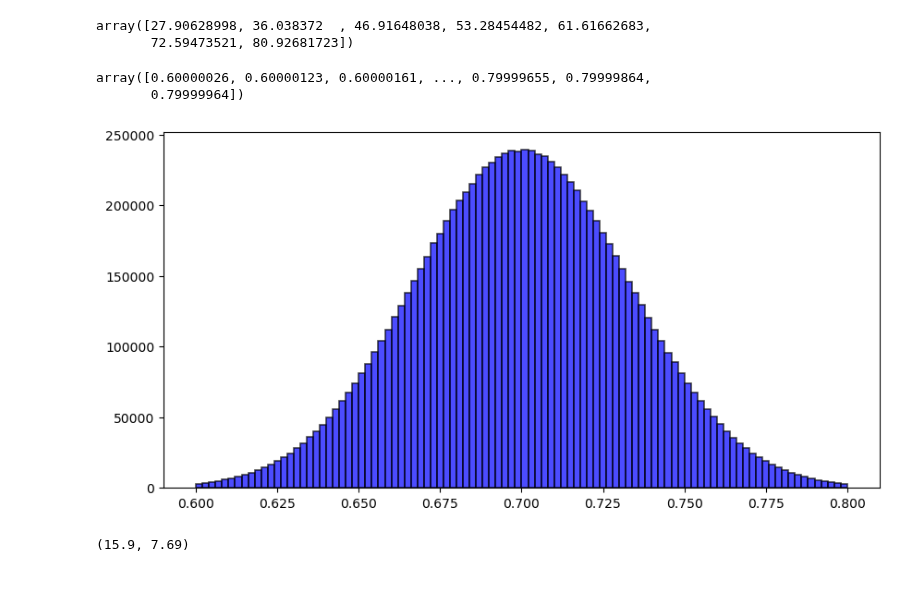
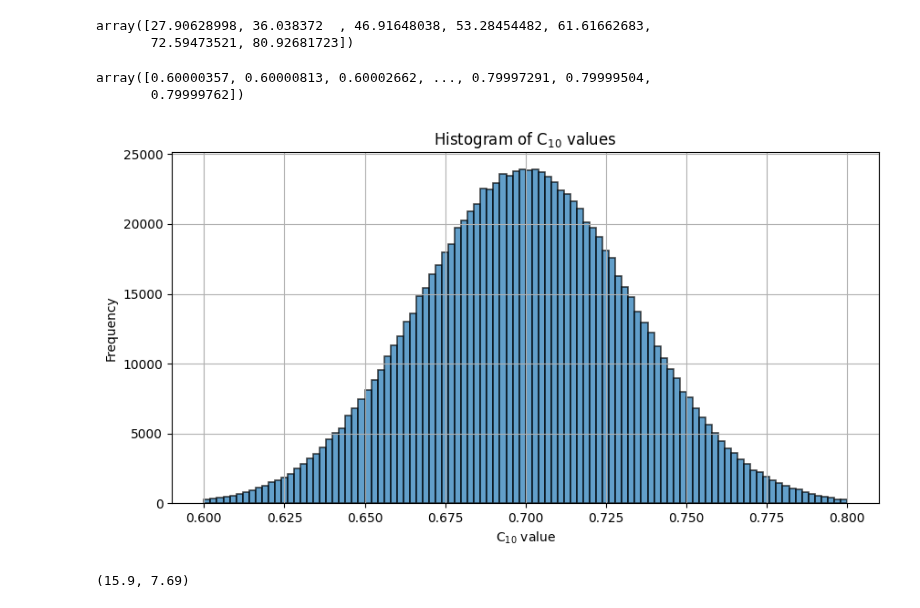
Before and after one commit to Holger-Paxi/Flood_Estimation, a Jupyter notebook: Assignment_2__2nd.ipynb, the cells around one changed output. Cells and saved outputs as stored; diff of their text form; code cells hidden in the pictures.

Commit message:
assignment 2

```diff
--- a/Assignment_2__2nd.ipynb
+++ b/Assignment_2__2nd.ipynb
@@ -4,23 +5,26 @@ import numpy as np
 import matplotlib.pyplot as plt
 # %%
 ifd_arr87 = './Assignment_2__Input_FE/inputs_2025_Autumn_PRM/ARR87_IFDs.csv'
+output_dir = './Assignment_2__Output_FE_PRM/'
+
 catch_area = 2.4
 
-C10_min_contour = 0.6
-C10_max_contour = 0.8
-C10_mean_contour = 0.7
+C_10__min_contour = 0.6
+C_10__max_contour = 0.8
+C_10__mean_contour = 0.7
 
-num_simulations = 10_000_000
+num_simulations = 1_000_000
 
 zone = 'B' # 'A', 'B', 'C', 'D', 'E', 'F'
 elevation = 'Below 500m' # 'Above 500m', 'Below 500m'
 
 print(
     ifd_arr87,
+    output_dir,
     catch_area,
-    C10_min_contour,
-    C10_max_contour,
-    C10_mean_contour,
+    C_10__min_contour,
+    C_10__max_contour,
+    C_10__mean_contour,
     zone,
     elevation,
     sep='\n')
@@ -114,35 +130,45 @@ array([27.90628998, 36.038372  , 46.91648038, 53.28454482, 61.61662683,
 # I_catch
 # %%
 # Mean and standard deviation
-contours = np.array(object=[C10_min_contour, C10_max_contour])
-six_sigma = 2*np.min(a=abs(contours - C10_mean_contour))
+contours = np.array(object=[C_10__min_contour, C_10__max_contour])
+six_sigma = 2*np.min(a=abs(contours - C_10__mean_contour))
 std_dev = six_sigma / 6
-contours = np.array(object=[C10_mean_contour - 3*std_dev, C10_mean_contour + 3*std_dev])
+contours = np.array(object=[C_10__mean_contour - 3*std_dev, C_10__mean_contour + 3*std_dev])
 
 # Generate random points with a normal distribution
-C10_value = np.random.normal(C10_mean_contour, std_dev, num_simulations)
+C_10 = np.random.normal(C_10__mean_contour, std_dev, num_simulations)
 
 # Filter points to be within the desired range (0.7 to 0.8)
-C10_value = C10_value[(C10_value >= contours.min()) & (C10_value <= contours.max())]
-C10_value = np.sort(a=C10_value)
+C_10 = C_10[(C_10 >= contours.min()) & (C_10 <= contours.max())]
+C_10 = np.sort(a=C_10)
 
-C10_value
+C_10
 # %% [output]
-array([0.60000026, 0.60000123, 0.60000161, ..., 0.79999655, 0.79999864,
-       0.79999964])
+array([0.60000357, 0.60000813, 0.60002662, ..., 0.79997291, 0.79999504,
+       0.79999762])
 # %%
 fig, ax = plt.subplots(figsize=(10, 5))
 
 ax.hist(
-    x=C10_value,
+    x=C_10,
     bins=100,
-    color='blue',
+    color='tab:blue',
     alpha=0.7,
     edgecolor='black',
     linewidth=1.2
     );
+ax.grid(visible=True)
+ax.set_title(label=r'Histogram of C$_{10}$ values')
+ax.set_xlabel(xlabel=r'C$_{10}$ value')
+ax.set_ylabel(ylabel='Frequency')
+
+fig.savefig(
+    os.path.join(output_dir, 'C_10__histogram.png'),
+    dpi=300,
+    bbox_inches='tight'
+)
 # %% [output]
-[figure, old version]
+[figure, new version]
 # %%
 I_12h_50y = df_ifd.loc[720,50]
 I_12h_2y = df_ifd.loc[720,2]
```
Also changed, not shown: parts of 22 cells of this notebook, 9 other files.
